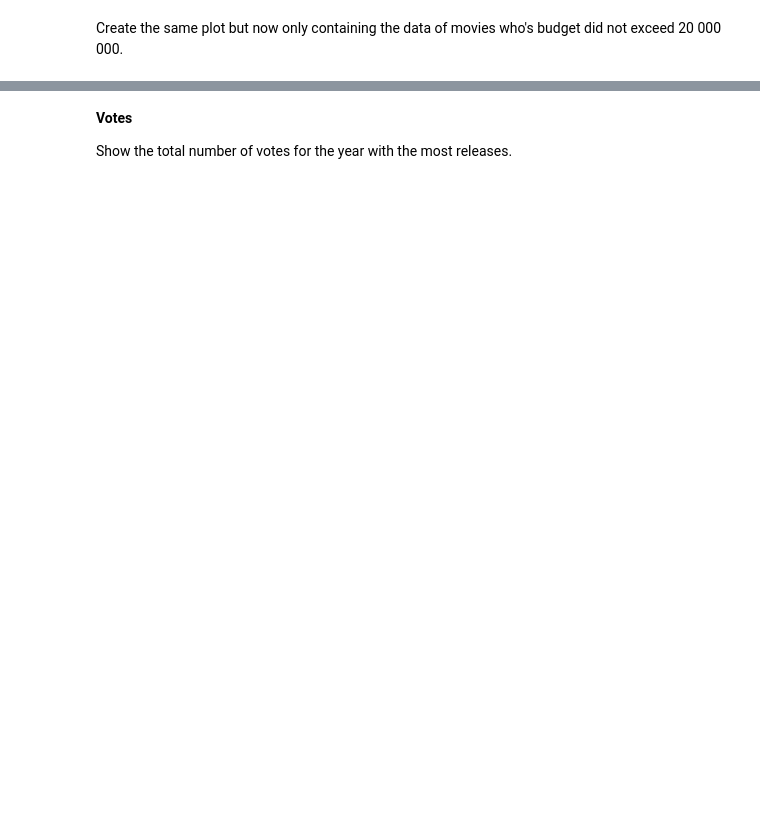
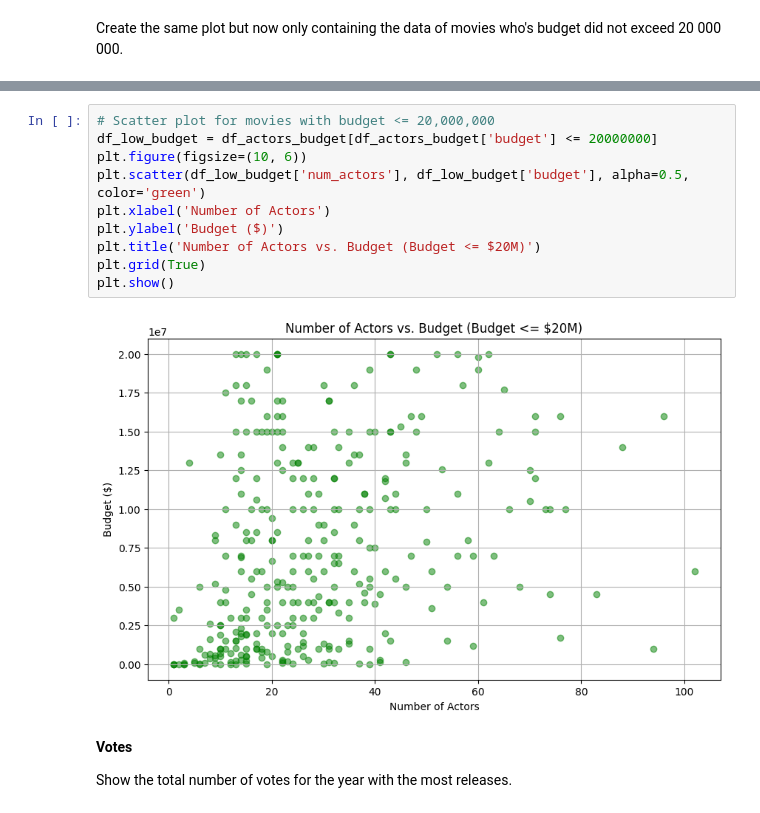
Before and after one commit to iPwnds/Programming-2, a Jupyter notebook: 05-data-processing/05-bigger_exercises/TMDB-movies.ipynb, the cells around one changed output, grey strips where cells are left out. Saved outputs shown, nothing was run; the diff lists cells and outputs as text; blank space fills up the shorter version.

```diff
--- a/05-data-processing/05-bigger_exercises/TMDB-movies.ipynb
+++ b/05-data-processing/05-bigger_exercises/TMDB-movies.ipynb
@@ -52,3 +220,15 @@ Create the same plot but now only containing the data of movies who's budget did
+# %%
+# Scatter plot for movies with budget <= 20,000,000
+df_low_budget = df_actors_budget[df_actors_budget['budget'] <= 20000000]
+plt.figure(figsize=(10, 6))
+plt.scatter(df_low_budget['num_actors'], df_low_budget['budget'], alpha=0.5, color='green')
+plt.xlabel('Number of Actors')
+plt.ylabel('Budget ($)')
+plt.title('Number of Actors vs. Budget (Budget <= $20M)')
+plt.grid(True)
+plt.show()
+# %% [output]
+[figure, added]
 # %% [markdown]
 **Votes**
 
```
Also changed, not shown: parts of 15 cells of this notebook, 7 other files.
